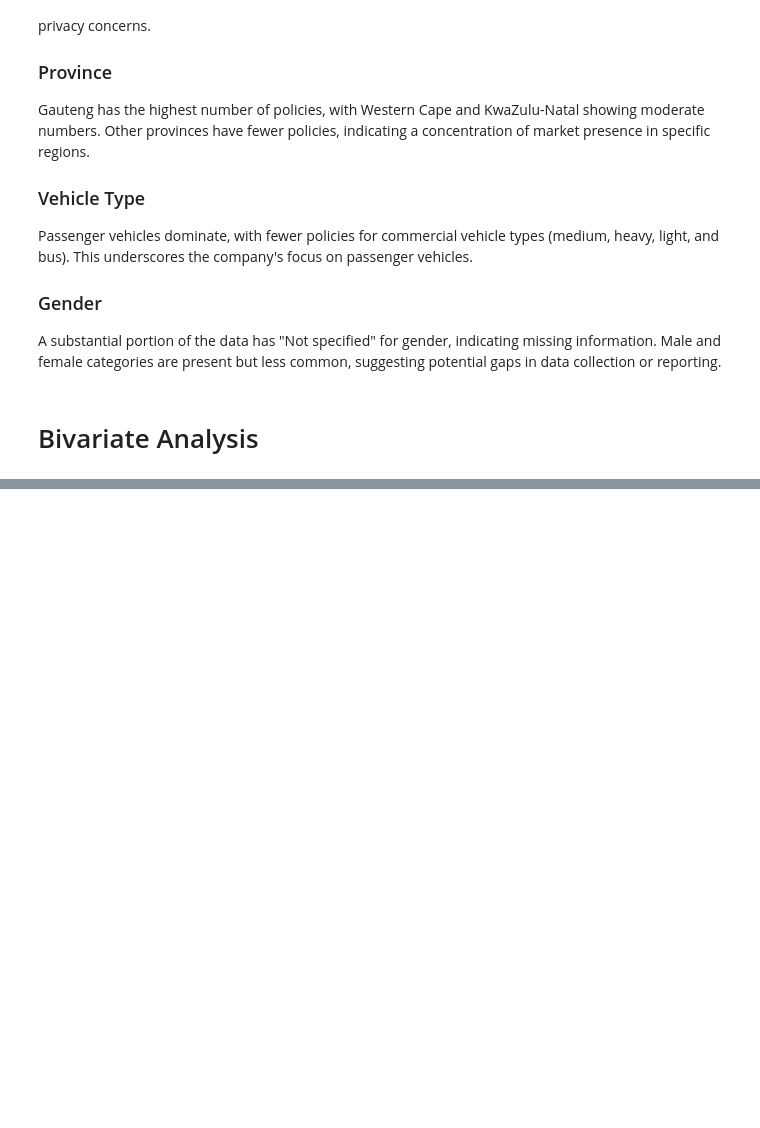
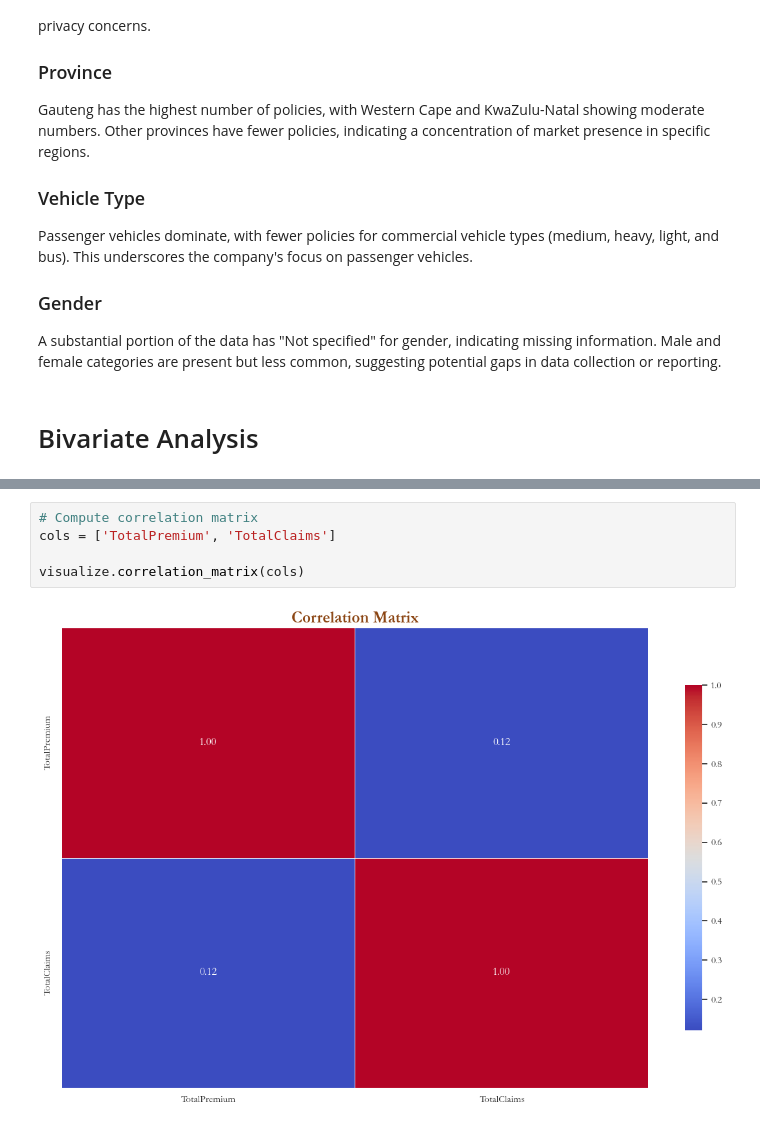
Before and after one commit to Amen-Zelealem/AlphaCare-Insurance-Analytics, a Jupyter notebook: notebooks/EDA_Analysis.ipynb, the cells around one changed output, grey strips where cells are left out. Drawn from its saved outputs; the diff is of its cells as text; blank space fills up the shorter version.

```diff
--- a/notebooks/EDA_Analysis.ipynb
+++ b/notebooks/EDA_Analysis.ipynb
@@ -483,0 +535,7 @@ A substantial portion of the data has "Not specified" for gender, indicating mis
+# %%
+# Compute correlation matrix
+cols = ['TotalPremium', 'TotalClaims']
+
+visualize.correlation_matrix(cols)
+# %% [output]
+[figure, added]
```
Also changed, not shown: parts of 10 cells of this notebook.
